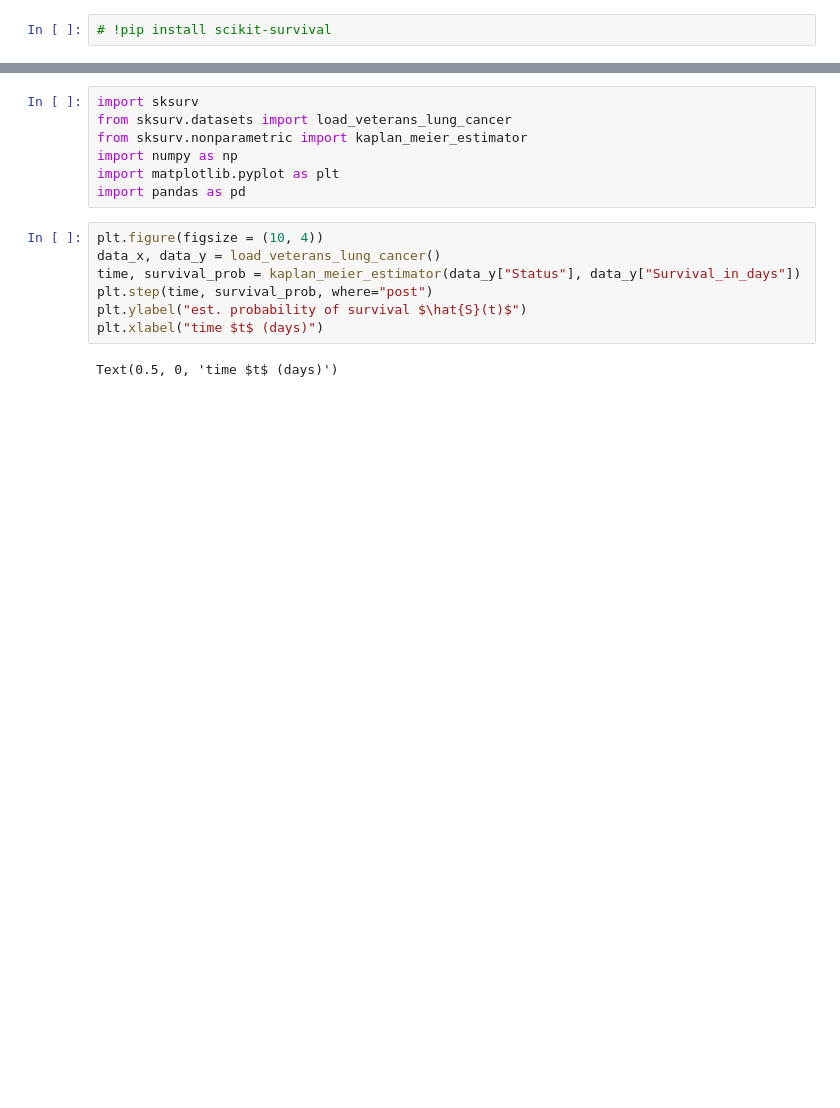
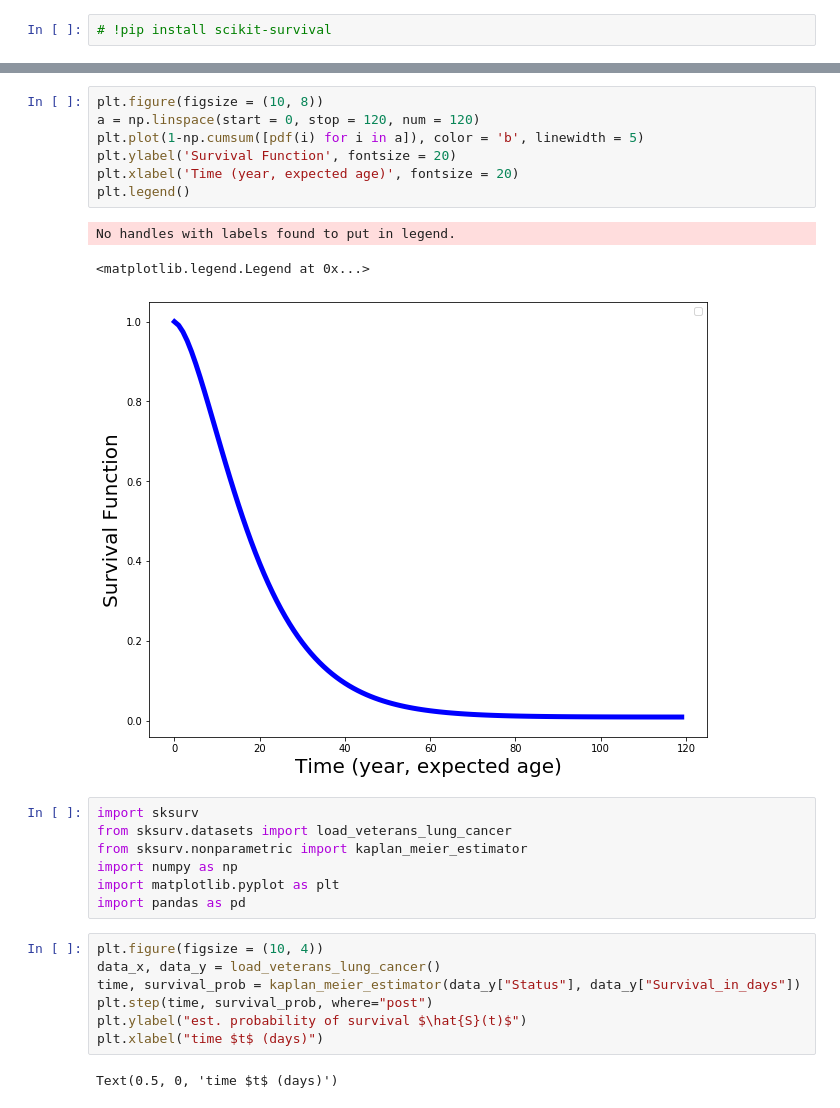
Before and after one commit to hyeok-jong/SNU_surv, a Jupyter notebook: survival_analysis.ipynb, the cells around one changed output, grey strips where cells are left out. Saved outputs shown, nothing was run; the diff lists cells and outputs as text; blank space fills up the shorter version.

```diff
--- a/survival_anal.ipynb
+++ b/survival_analysis.ipynb
@@ -3,3 +40,14 @@
+# %%
+plt.figure(figsize = (10, 8))
+a = np.linspace(start = 0, stop = 120, num = 120)
+plt.plot(1-np.cumsum([pdf(i) for i in a]), color = 'b', linewidth = 5)
+plt.ylabel('Survival Function', fontsize = 20)
+plt.xlabel('Time (year, expected age)', fontsize = 20)
+plt.legend()
+# %% [output]
+No handles with labels found to put in legend.
+<matplotlib.legend.Legend at 0x...>
+[figure, added]
 # %%
 import sksurv
 from sksurv.datasets import load_veterans_lung_cancer
```
Also changed, not shown: parts of 7 cells of this notebook, 1 other file.
